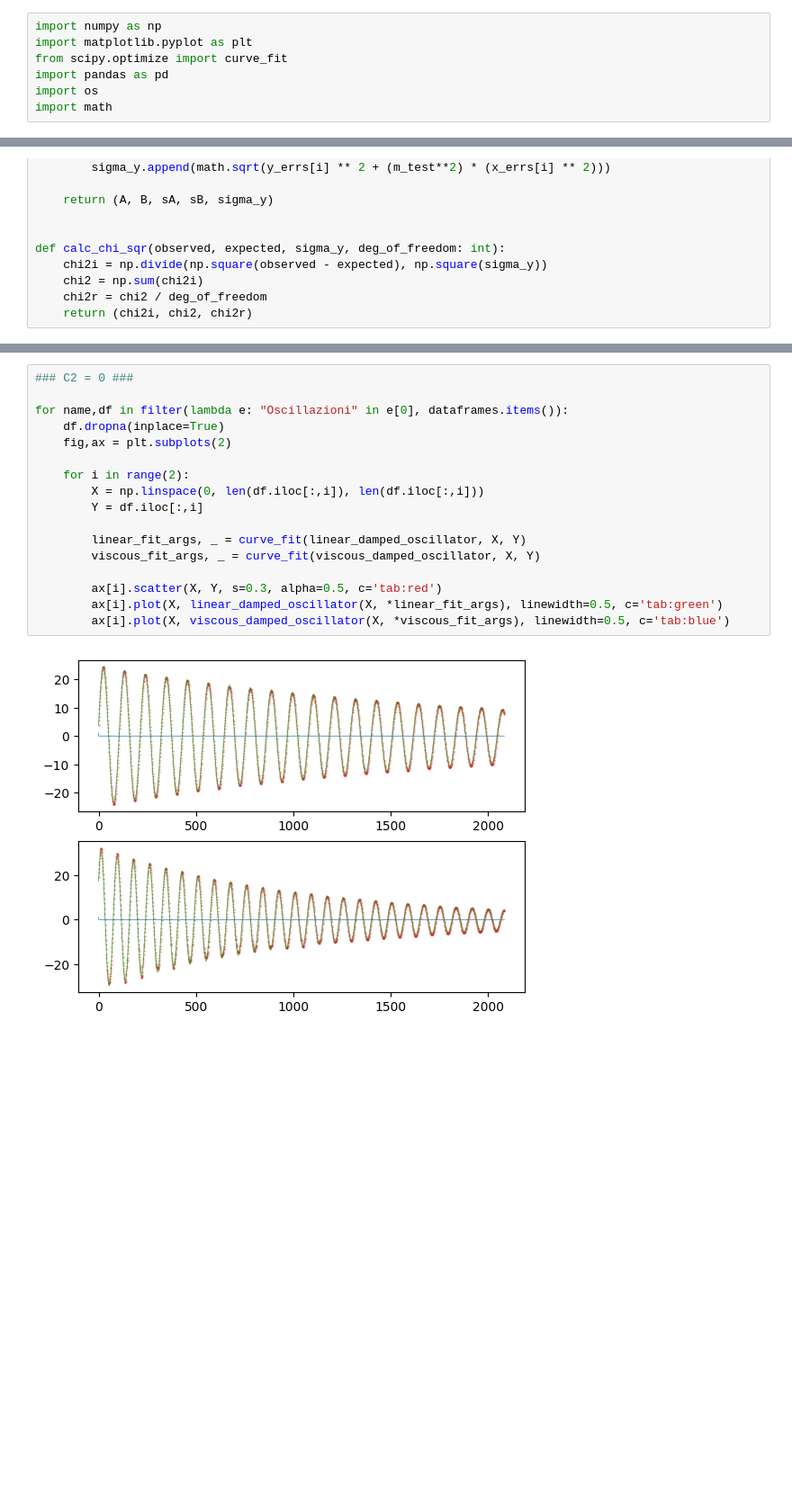
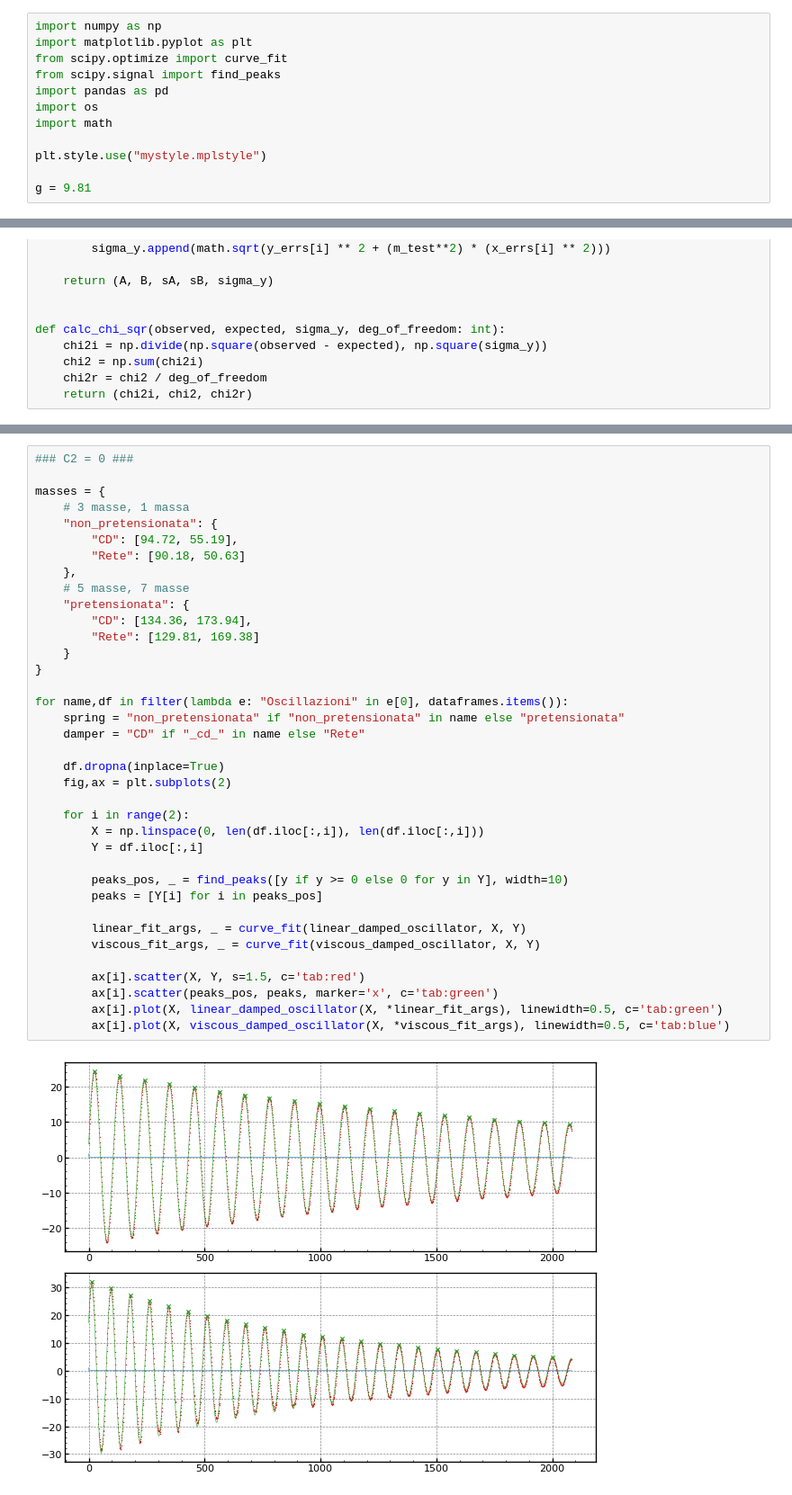
Before and after one commit to trapano-monogamo/laboratorio_smorzato_forzato, a Jupyter notebook: program.ipynb, the cells around one changed output, grey strips where cells are left out. Shown: that part at 90% size. Drawn from its saved outputs; the diff is of its cells as text; blank space fills up the shorter version.

```diff
--- a/program.ipynb
+++ b/program.ipynb
@@ -2,9 +2,14 @@
 import numpy as np
 import matplotlib.pyplot as plt
 from scipy.optimize import curve_fit
+from scipy.signal import find_peaks
 import pandas as pd
 import os
 import math
+
+plt.style.use("mystyle.mplstyle")
+
+g = 9.81
 # %%
 dataframes = dict()
 
@@ -113,19 +98,39 @@ for name,df in filter(lambda e: "Oscillazioni" in e[0], dataframes.items()):
 # %%
 ### C2 = 0 ###
 
+masses = {
+    # 3 masse, 1 massa
+    "non_pretensionata": {
+        "CD": [94.72, 55.19],
+        "Rete": [90.18, 50.63]
+    },
+    # 5 masse, 7 masse
+    "pretensionata": {
+        "CD": [134.36, 173.94],
+        "Rete": [129.81, 169.38]
+    }
+}
+
 for name,df in filter(lambda e: "Oscillazioni" in e[0], dataframes.items()):
+    spring = "non_pretensionata" if "non_pretensionata" in name else "pretensionata"
+    damper = "CD" if "_cd_" in name else "Rete"
+
     df.dropna(inplace=True)
     fig,ax = plt.subplots(2)
 
     for i in range(2):
         X = np.linspace(0, len(df.iloc[:,i]), len(df.iloc[:,i]))
         Y = df.iloc[:,i]
 
+        peaks_pos, _ = find_peaks([y if y >= 0 else 0 for y in Y], width=10)
+        peaks = [Y[i] for i in peaks_pos]
+
         linear_fit_args, _ = curve_fit(linear_damped_oscillator, X, Y)
         viscous_fit_args, _ = curve_fit(viscous_damped_oscillator, X, Y)
 
-        ax[i].scatter(X, Y, s=0.3, alpha=0.5, c='tab:red')
+        ax[i].scatter(X, Y, s=1.5, c='tab:red')
+        ax[i].scatter(peaks_pos, peaks, marker='x', c='tab:green')
         ax[i].plot(X, linear_damped_oscillator(X, *linear_fit_args), linewidth=0.5, c='tab:green')
         ax[i].plot(X, viscous_damped_oscillator(X, *viscous_fit_args), linewidth=0.5, c='tab:blue')
 # %% [output]
-[figure, old version]
+[figure, new version]
```
Also changed, not shown: parts of 3 cells of this notebook, 8 other files.
